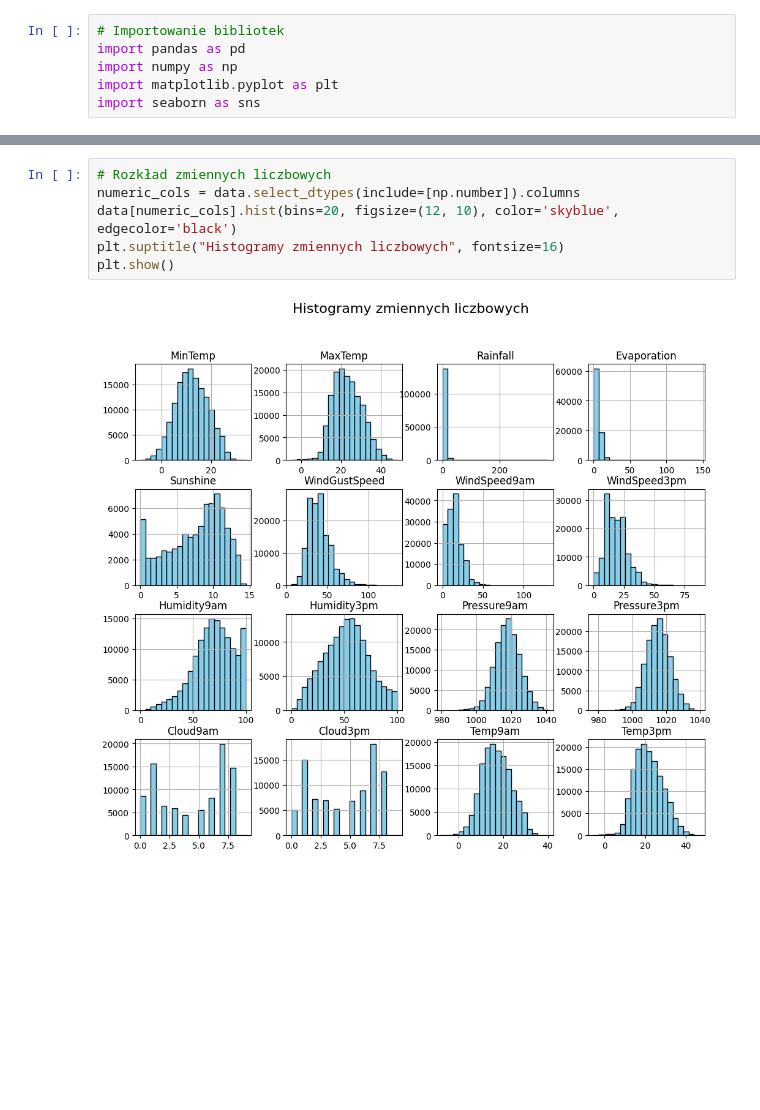
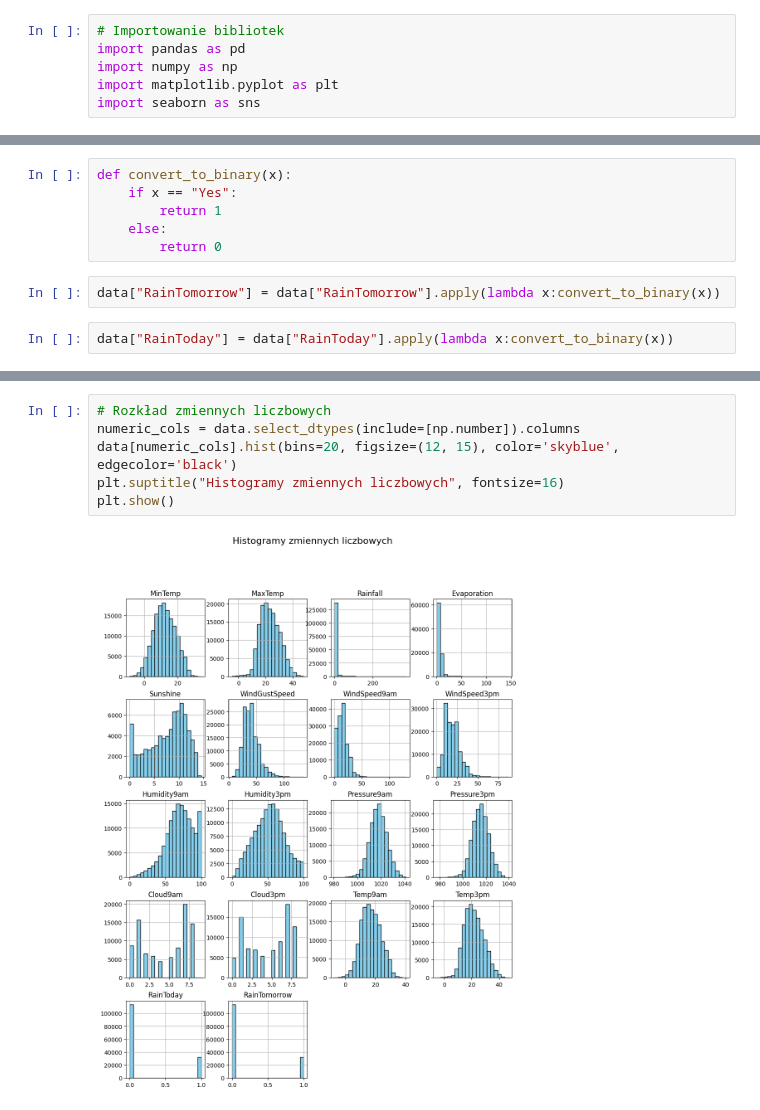
Before and after one commit to krzysztof-kukawski/rain-prediction, a Jupyter notebook: main.ipynb, the cells around one changed output, grey strips where cells are left out. Drawn from its saved outputs; the diff is of its cells as text; blank space fills up the shorter version.

```diff
--- a/main.ipynb
+++ b/main.ipynb
@@ -52,6 +53,16 @@ Podstawowe statystyki opisowe:
 | 50% | 12.000000 | 22.600000 | 0.000000 | 4.800000 | 8.400000 | 39.000000 | 13.000000 | 19.000000 | ... |
 | 75% | 16.900000 | 28.200000 | 0.800000 | 7.400000 | 10.600000 | 48.000000 | 19.000000 | 24.000000 | ... |
 | max | 33.900000 | 48.100000 | 371.000000 | 145.000000 | 14.500000 | 135.000000 | 130.000000 | 87.000000 | ... |
+# %%
+def convert_to_binary(x):
+    if x == "Yes":
+        return 1
+    else:
+        return 0
+# %%
+data["RainTomorrow"] = data["RainTomorrow"].apply(lambda x:convert_to_binary(x))
+# %%
+data["RainToday"] = data["RainToday"].apply(lambda x:convert_to_binary(x))
 # %%
 # Analiza brakujących danych
 print("Brakujące wartości w kolumnach:")
@@ -78,11 +89,11 @@ dtype: int64
 # %%
 # Rozkład zmiennych liczbowych
 numeric_cols = data.select_dtypes(include=[np.number]).columns
-data[numeric_cols].hist(bins=20, figsize=(12, 10), color='skyblue', edgecolor='black')
+data[numeric_cols].hist(bins=20, figsize=(12, 15), color='skyblue', edgecolor='black')
 plt.suptitle("Histogramy zmiennych liczbowych", fontsize=16)
 plt.show()
 # %% [output]
-[figure, old version]
+[figure, new version]
 # %%
 # Korelacja między zmiennymi liczbowymi
 correlation = data[numeric_cols].corr()
```
Also changed, not shown: parts of 11 cells of this notebook.
